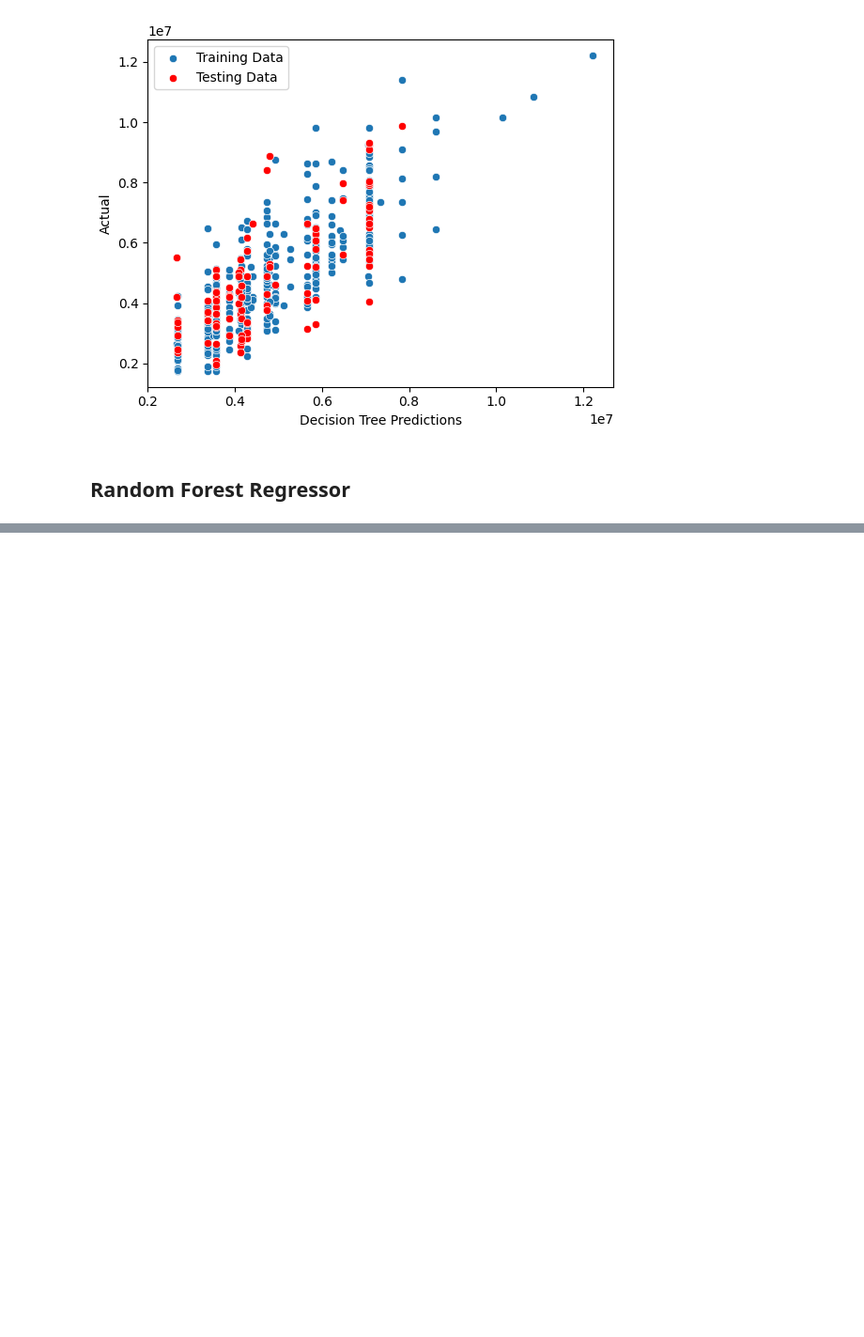
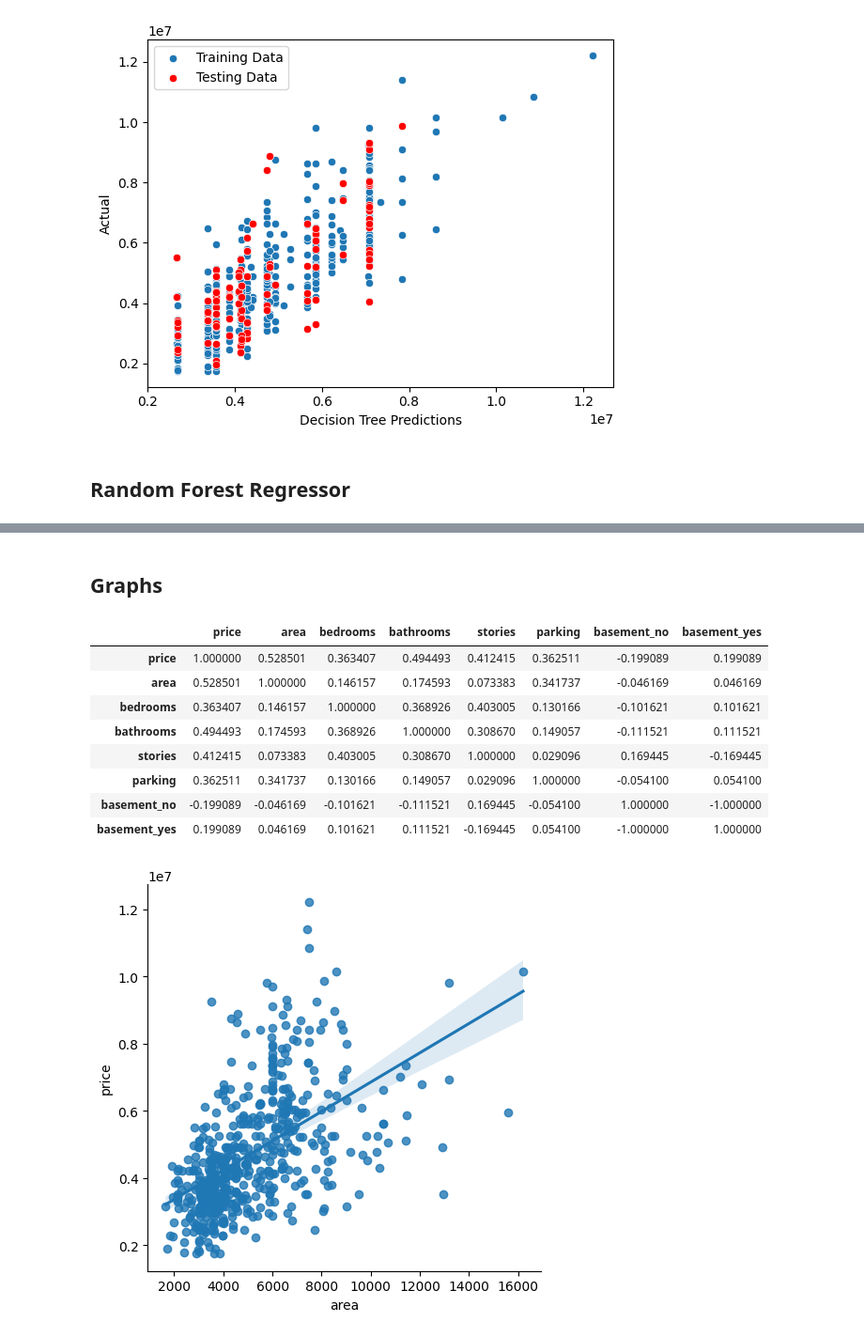
Before and after one commit to Bshell13/shellenberger_capstone, a Jupyter notebook: data_analysis.ipynb, the cells around one changed output, grey strips where cells are left out. Shown at 94% size. Drawn from its saved outputs; the diff is of its cells as text; code cells hidden in the pictures; blank space fills up the shorter version.

```diff
--- a/data_analysis.ipynb
+++ b/data_analysis.ipynb
@@ -248,3 +258,21 @@ R^2  0.5757915701555245
 | Random Forest Depth 4 Est 100 | Test | 1172175 | 0.5664 |
 | Random Forest Depth 5 Est 100 | Train | 912367 | 0.7372 |
 | Random Forest Depth 5 Est 100 | Test | 1159471 | 0.5758 |
+# %% [markdown]
+## Graphs
+# %%
+# sns.scatterplot(kaggle_df, x='area', y='price')
+sns.lmplot(kaggle_df, x='area', y='price', order=1)
+
+kaggle_df.corr()
+# %% [output]
+|  | price | area | bedrooms | bathrooms | stories | parking | basement_no | basement_yes |
+| price | 1.000000 | 0.528501 | 0.363407 | 0.494493 | 0.412415 | 0.362511 | -0.199089 | 0.199089 |
+| area | 0.528501 | 1.000000 | 0.146157 | 0.174593 | 0.073383 | 0.341737 | -0.046169 | 0.046169 |
+| bedrooms | 0.363407 | 0.146157 | 1.000000 | 0.368926 | 0.403005 | 0.130166 | -0.101621 | 0.101621 |
+| bathrooms | 0.494493 | 0.174593 | 0.368926 | 1.000000 | 0.308670 | 0.149057 | -0.111521 | 0.111521 |
+| stories | 0.412415 | 0.073383 | 0.403005 | 0.308670 | 1.000000 | 0.029096 | 0.169445 | -0.169445 |
+| parking | 0.362511 | 0.341737 | 0.130166 | 0.149057 | 0.029096 | 1.000000 | -0.054100 | 0.054100 |
+| basement_no | -0.199089 | -0.046169 | -0.101621 | -0.111521 | 0.169445 | -0.054100 | 1.000000 | -1.000000 |
+| basement_yes | 0.199089 | 0.046169 | 0.101621 | 0.111521 | -0.169445 | 0.054100 | -1.000000 | 1.000000 |
+[figure, added]
```
Also changed, not shown: parts of 3 cells of this notebook.
